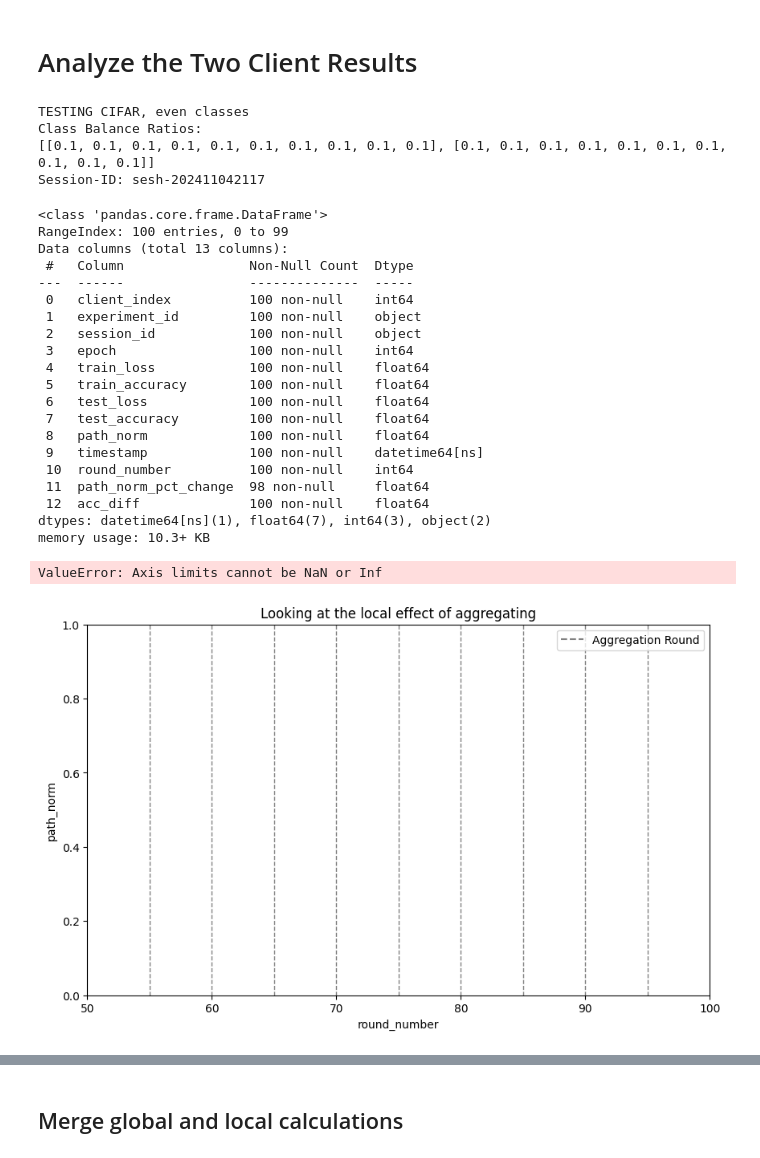
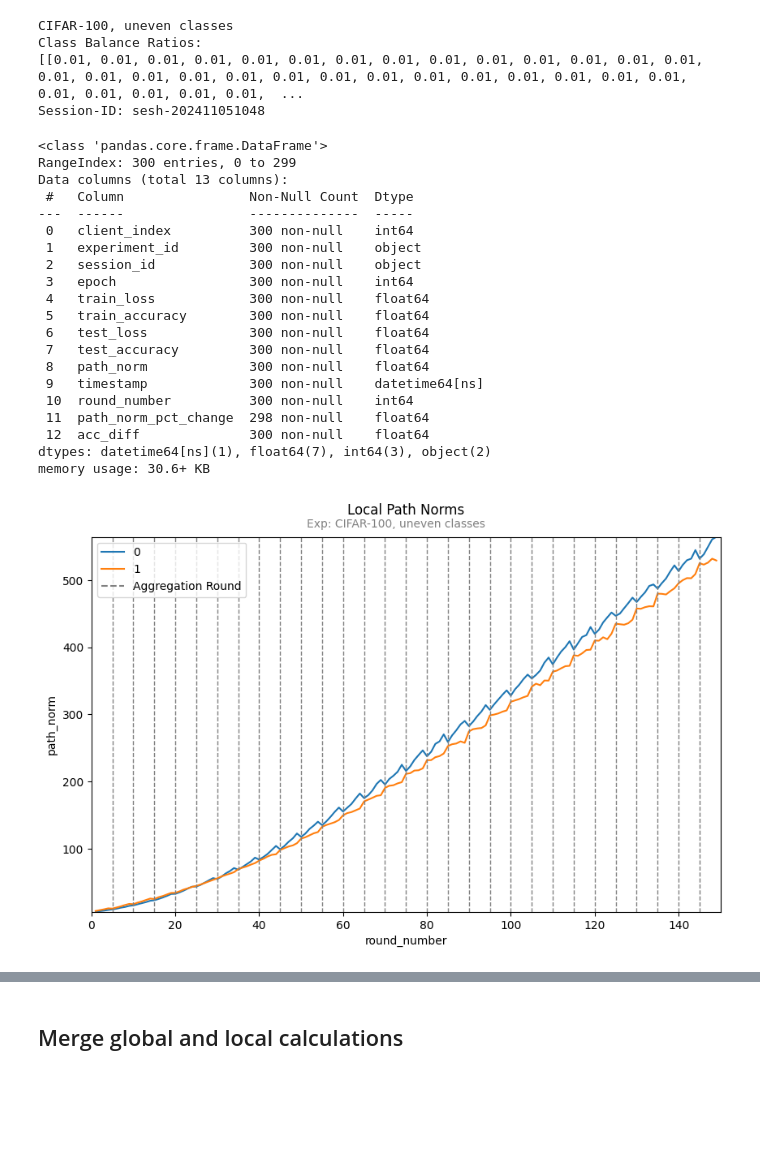
Before and after one commit to vaughankraska/fedland, a Jupyter notebook: scripts/quick_plots.ipynb, the cells around one changed output, grey strips where cells are left out. Drawn from its saved outputs; the diff is of its cells as text; code cells hidden in the pictures; blank space fills up the shorter version.

Commit message:
messing with plots and resnet for cifar 100

```diff
--- a/scripts/quick_plots.ipynb
+++ b/scripts/quick_plots.ipynb
@@ -19,9 +19,9 @@ from fedland.database_models.experiment import experiment_store, Experiment
 # EXPERIMENT_ID = "67235cb4e286058bcd2e5f5d"  # Offsetting
 # EXPERIMENT_ID = "672380095dc2f66ef4e6ff0b"    # 3 clients Imabalance
 
-EXPERIMENT_ID = "67292bb90fe17824cc25b989"    # CIFAR-10 TEST
+# EXPERIMENT_ID = "67292bb90fe17824cc25b989"    # CIFAR-10 TEST
 # EXPERIMENT_ID = "67294a2ef407ec33edbc2f13"    # CIFAR-100 TEST
-# EXPERIMENT_ID = "6729e9ec280a81c198affa11"    # CIFAR-100 TEST (30 rounds)
+EXPERIMENT_ID = "6729e9ec280a81c198affa11"    # CIFAR-100 TEST (30 rounds)
 
 FEDN_URL = "localhost"
 FEDN_PORT = 8092
@@ -173,8 +173,6 @@ def plot_path_norm_analysis(merged_df: pd.DataFrame, figsize: tuple = (15, 12))
     print(local_data.groupby('client_index')['local_pct_change'].mean())
     print("\nGlobal:")
     print(global_data['global_pct_change'].mean())
-# %% [markdown]
-# Analyze the Two Client Results
 # %%
 exps = experiment_store.get(EXPERIMENT_ID)
 client_stats = exps.get("client_stats")
@@ -185,10 +183,10 @@ print("Class Balance Ratios:")
 print(exps.get("target_balance_ratios"))
 print(f"Session-ID: {SESSION_ID}")
 # %% [output]
-TESTING CIFAR, even classes
+CIFAR-100, uneven classes
 Class Balance Ratios:
-[[0.1, 0.1, 0.1, 0.1, 0.1, 0.1, 0.1, 0.1, 0.1, 0.1], [0.1, 0.1, 0.1, 0.1, 0.1, 0.1, 0.1, 0.1, 0.1, 0.1]]
-Session-ID: sesh-202411042117
+[[0.01, 0.01, 0.01, 0.01, 0.01, 0.01, 0.01, 0.01, 0.01, 0.01, 0.01, 0.01, 0.01, 0.01, 0.01, 0.01, 0.01, 0.01, 0.01, 0.01, 0.01, 0.01, 0.01, 0.01, 0.01, 0.01, 0.01, 0.01, 0.01, 0.01, 0.01, 0.01, 0.01,  ...
+Session-ID: sesh-202411051048
 # %%
 df_balanced = flatten_experiment_clients(client_stats)
 df_balanced = df_balanced.drop(["pac_bayes_bound", "frobenius_norm"], axis=1)
@@ -196,51 +194,51 @@ df_balanced["acc_diff"] = df_balanced["train_accuracy"] - df_balanced["test_accu
 df_balanced.info()
 # %% [output]
 <class 'pandas.core.frame.DataFrame'>
-RangeIndex: 100 entries, 0 to 99
+RangeIndex: 300 entries, 0 to 299
 Data columns (total 13 columns):
  #   Column                Non-Null Count  Dtype
 ---  ------                --------------  -----
- 0   client_index          100 non-null    int64
- 1   experiment_id         100 non-null    object
- 2   session_id            100 non-null    object
- 3   epoch                 100 non-null    int64
- 4   train_loss            100 non-null    float64
- 5   train_accuracy        100 non-null    float64
- 6   test_loss             100 non-null    float64
- 7   test_accuracy         100 non-null    float64
- 8   path_norm             100 non-null    float64
- 9   timestamp             100 non-null    datetime64[ns]
- 10  round_number          100 non-null    int64
- 11  path_norm_pct_change  98 non-null     float64
- 12  acc_diff              100 non-null    float64
+ 0   client_index          300 non-null    int64
+ 1   experiment_id         300 non-null    object
+ 2   session_id            300 non-null    object
+ 3   epoch                 300 non-null    int64
+ 4   train_loss            300 non-null    float64
+ 5   train_accuracy        300 non-null    float64
+ 6   test_loss             300 non-null    float64
+ 7   test_accuracy         300 non-null    float64
+ 8   path_norm             300 non-null    float64
+ 9   timestamp             300 non-null    datetime64[ns]
+ 10  round_number          300 non-null    int64
+ 11  path_norm_pct_change  298 non-null    float64
+ 12  acc_diff              300 non-null    float64
 dtypes: datetime64[ns](1), float64(7), int64(3), object(2)
-memory usage: 10.3+ KB
+memory usage: 30.6+ KB
 # %%
 # plt.xlim(40, 150)
 # plt.ylim(0, .012)
-XLIM = 50
-UPPER_LIMIT = 100  # Upper limit for the x-axis zoom
+XLIM = 0
+UPPER_LIMIT = 150  # Upper limit for the x-axis zoom
 Y_VAR = "path_norm"
 filtered_data = df_balanced[(df_balanced['round_number'] > XLIM) & (df_balanced['round_number'] <= UPPER_LIMIT)]
 plt.figure(figsize=(10,6))
-plt.title("Looking at the local effect of aggregating")
+plt.title("Local Path Norms", pad=20)
+plt.figtext(0.5, 0.90, f'Exp: {exps.get("description")}', ha='center', fontsize=10, color='gray')
 sns.lineplot(data=filtered_data, x='round_number', y=Y_VAR, hue='client_index')
 for i in range(BATCHES, len(df_balanced), BATCHES):
     if XLIM < i < UPPER_LIMIT:
         plt.axvline(x=i, linestyle='--', color='grey', linewidth=1)
 ax1 = plt.gca()
 handles, labels = ax1.get_legend_handles_labels()
 custom_line = Line2D([0], [0], color='grey', linestyle='--', label='Aggregation Round')
 handles.append(custom_line)
 ax1.legend(handles=handles)
 
 
 plt.xlim(XLIM, UPPER_LIMIT)
 plt.ylim(filtered_data[Y_VAR].min(), filtered_data[Y_VAR].max())
 plt.show()
 # %% [output]
-ValueError: Axis limits cannot be NaN or Inf
-[figure, old version]
+[figure, new version]
 # %%
 # Create figure with two subplots
 fig, (ax1, ax2) = plt.subplots(2, 1, figsize=(12, 8), height_ratios=[1, 0.8])
```
Also changed, not shown: parts of 5 cells of this notebook, 4 other files.
